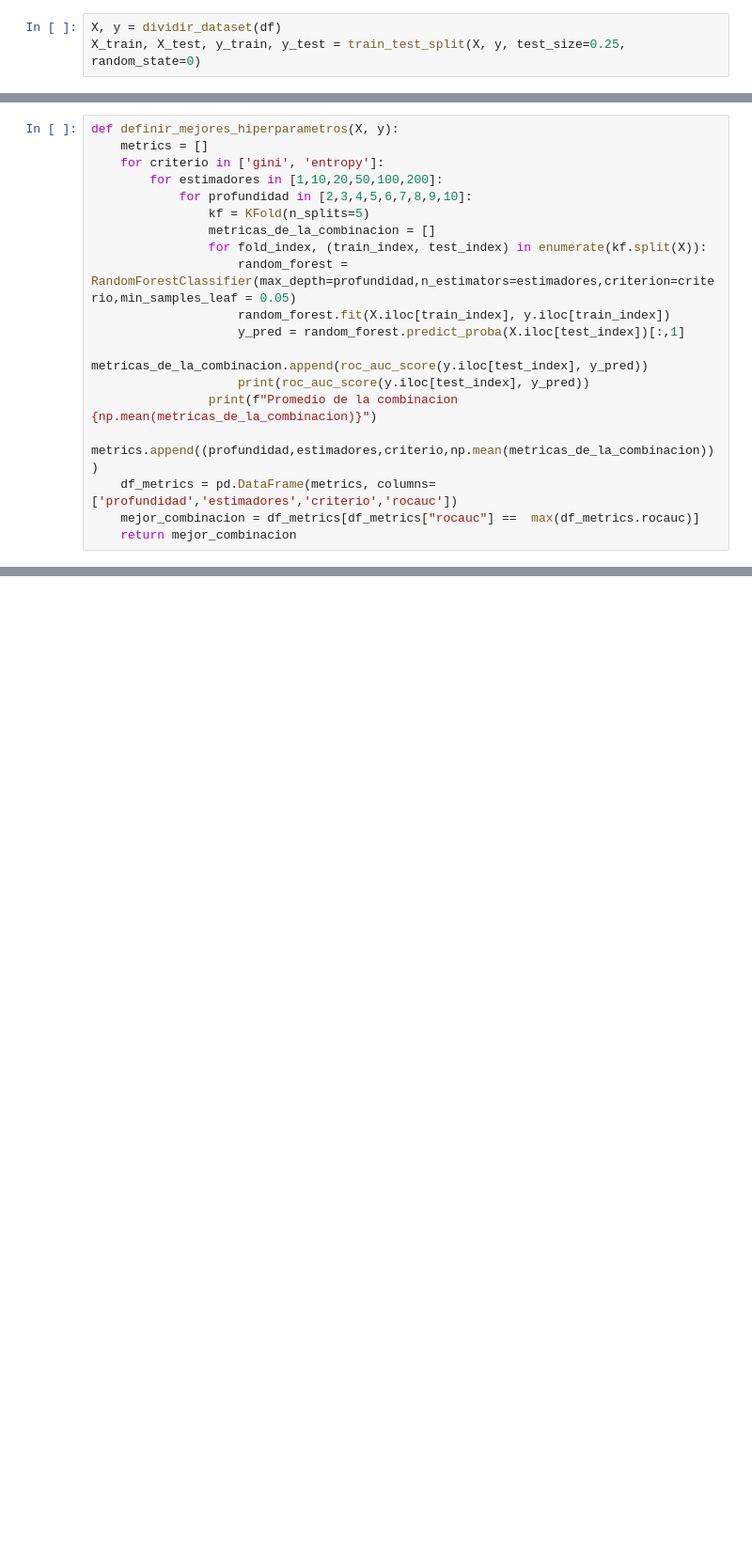
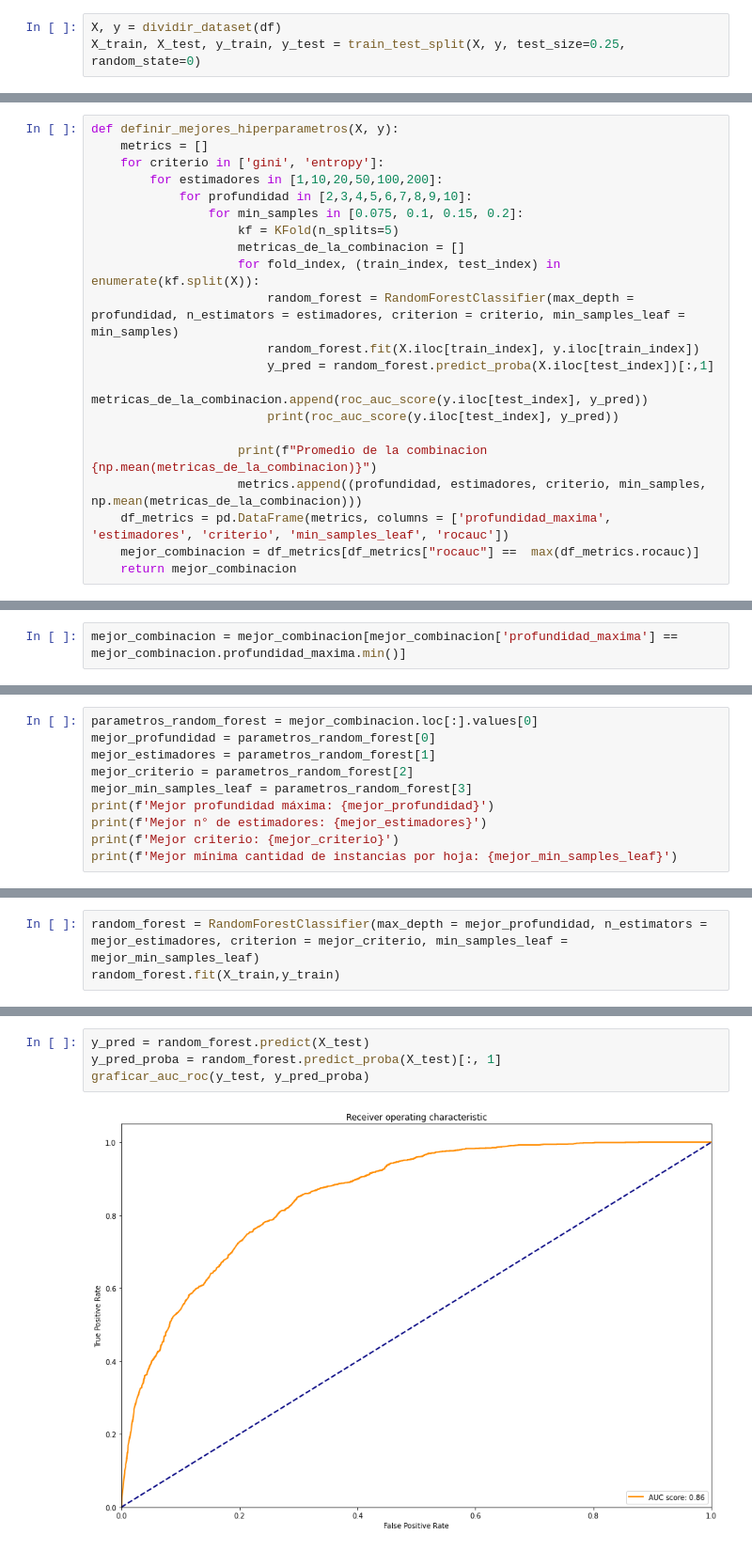
Before and after one commit to MateoCraviotto/Organizacion-de-datos-fiuba-1, a Jupyter notebook: TP2/RandomForest.ipynb, the cells around one changed output, grey strips where cells are left out. Shown at 94% size. Saved outputs shown, nothing was run; the diff lists cells and outputs as text; blank space fills up the shorter version.

Commit message:
Actualizo RandomForest

```diff
--- a/TP2/RandomForest.ipynb
+++ b/TP2/RandomForest.ipynb
@@ -27,16 +46,18 @@ def definir_mejores_hiperparametros(X, y):
     for criterio in ['gini', 'entropy']:
         for estimadores in [1,10,20,50,100,200]:
             for profundidad in [2,3,4,5,6,7,8,9,10]:
-                kf = KFold(n_splits=5)
-                metricas_de_la_combinacion = []
-                for fold_index, (train_index, test_index) in enumerate(kf.split(X)):
-                    random_forest = RandomForestClassifier(max_depth=profundidad,n_estimators=estimadores,criterion=criterio,min_samples_leaf = 0.05)
-                    random_forest.fit(X.iloc[train_index], y.iloc[train_index])
-                    y_pred = random_forest.predict_proba(X.iloc[test_index])[:,1]
-                    metricas_de_la_combinacion.append(roc_auc_score(y.iloc[test_index], y_pred))
-                    print(roc_auc_score(y.iloc[test_index], y_pred))
-                print(f"Promedio de la combinacion {np.mean(metricas_de_la_combinacion)}")
-                metrics.append((profundidad,estimadores,criterio,np.mean(metricas_de_la_combinacion)))
-    df_metrics = pd.DataFrame(metrics, columns=['profundidad','estimadores','criterio','rocauc'])
+                for min_samples in [0.075, 0.1, 0.15, 0.2]:
+                    kf = KFold(n_splits=5)
+                    metricas_de_la_combinacion = []
+                    for fold_index, (train_index, test_index) in enumerate(kf.split(X)):
+                        random_forest = RandomForestClassifier(max_depth = profundidad, n_estimators = estimadores, criterion = criterio, min_samples_leaf = min_samples)
+                        random_forest.fit(X.iloc[train_index], y.iloc[train_index])
+                        y_pred = random_forest.predict_proba(X.iloc[test_index])[:,1]
+                        metricas_de_la_combinacion.append(roc_auc_score(y.iloc[test_index], y_pred))
+                        print(roc_auc_score(y.iloc[test_index], y_pred))
+
+                    print(f"Promedio de la combinacion {np.mean(metricas_de_la_combinacion)}")
+                    metrics.append((profundidad, estimadores, criterio, min_samples, np.mean(metricas_de_la_combinacion)))
+    df_metrics = pd.DataFrame(metrics, columns = ['profundidad_maxima', 'estimadores', 'criterio', 'min_samples_leaf', 'rocauc'])
     mejor_combinacion = df_metrics[df_metrics["rocauc"] ==  max(df_metrics.rocauc)]
     return mejor_combinacion
@@ -63,0 +90,2 @@ Promedio de la combinacion 0.8633038748418013
+# %%
+mejor_combinacion = mejor_combinacion[mejor_combinacion['profundidad_maxima'] == mejor_combinacion.profundidad_maxima.min()]
@@ -63,0 +94,10 @@ Promedio de la combinacion 0.8633038748418013
+# %%
+parametros_random_forest = mejor_combinacion.loc[:].values[0]
+mejor_profundidad = parametros_random_forest[0]
+mejor_estimadores = parametros_random_forest[1]
+mejor_criterio = parametros_random_forest[2]
+mejor_min_samples_leaf = parametros_random_forest[3]
+print(f'Mejor profundidad máxima: {mejor_profundidad}')
+print(f'Mejor n° de estimadores: {mejor_estimadores}')
+print(f'Mejor criterio: {mejor_criterio}')
+print(f'Mejor mínima cantidad de instancias por hoja: {mejor_min_samples_leaf}')
@@ -63,0 +111,3 @@ Promedio de la combinacion 0.8633038748418013
+# %%
+random_forest = RandomForestClassifier(max_depth = mejor_profundidad, n_estimators = mejor_estimadores, criterion = mejor_criterio, min_samples_leaf = mejor_min_samples_leaf)
+random_forest.fit(X_train,y_train)
@@ -63,0 +119,6 @@ Promedio de la combinacion 0.8633038748418013
+# %%
+y_pred = random_forest.predict(X_test)
+y_pred_proba = random_forest.predict_proba(X_test)[:, 1]
+graficar_auc_roc(y_test, y_pred_proba)
+# %% [output]
+[figure, added]
```
Also changed, not shown: parts of 43 cells of this notebook, 1 other file.
